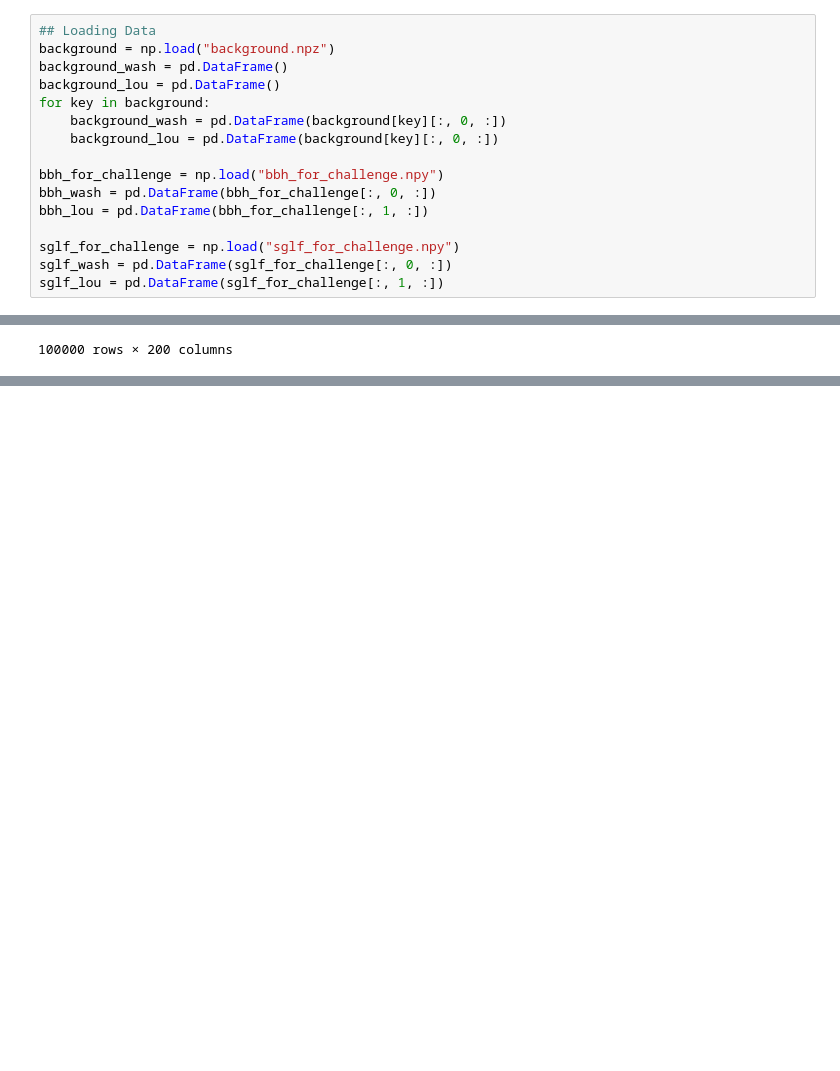
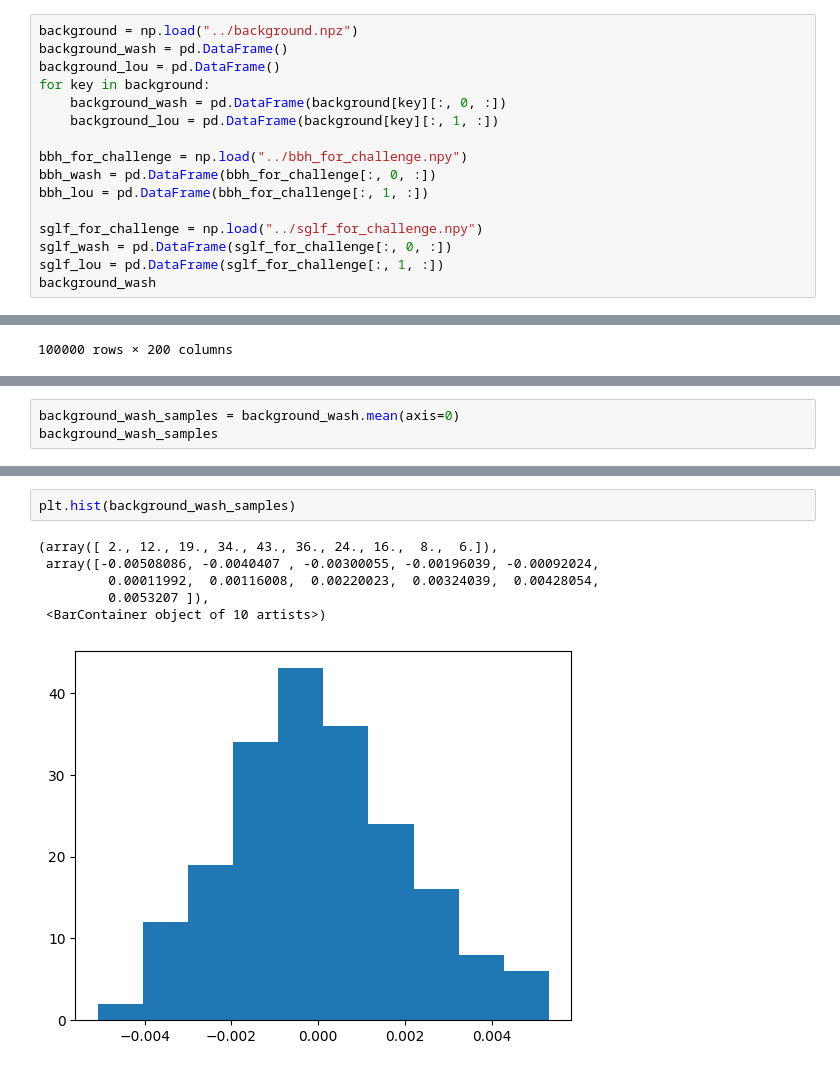
Before and after one commit to EliteApex/SMASH-hackathon, a Jupyter notebook: eda_ntbks/ej_eda.ipynb, the cells around one changed output, grey strips where cells are left out. Saved outputs shown, nothing was run; the diff lists cells and outputs as text; blank space fills up the shorter version.

```diff
--- a/eda_ntbks/ej_eda.ipynb
+++ b/eda_ntbks/ej_eda.ipynb
@@ -5,19 +9,19 @@ import pandas as pd
 # %%
-## Loading Data
-background = np.load("background.npz")
+background = np.load("../background.npz")
 background_wash = pd.DataFrame()
 background_lou = pd.DataFrame()
 for key in background:
     background_wash = pd.DataFrame(background[key][:, 0, :])
-    background_lou = pd.DataFrame(background[key][:, 0, :])
+    background_lou = pd.DataFrame(background[key][:, 1, :])
 
-bbh_for_challenge = np.load("bbh_for_challenge.npy")
+bbh_for_challenge = np.load("../bbh_for_challenge.npy")
 bbh_wash = pd.DataFrame(bbh_for_challenge[:, 0, :])
 bbh_lou = pd.DataFrame(bbh_for_challenge[:, 1, :])
 
-sglf_for_challenge = np.load("sglf_for_challenge.npy")
+sglf_for_challenge = np.load("../sglf_for_challenge.npy")
 sglf_wash = pd.DataFrame(sglf_for_challenge[:, 0, :])
 sglf_lou = pd.DataFrame(sglf_for_challenge[:, 1, :])
+background_wash
 # %% [output]
 |  | 0 | 1 | 2 | 3 | 4 | 5 | 6 | 7 | 8 | 9 | ... | ... |
 | 0 | 0.912700 | 0.824076 | 0.576957 | 0.093201 | -0.727222 | -1.361351 | -0.951272 | -1.013296 | -1.862442 | -1.049675 | ... | ... |
@@ -34,0 +45,3 @@ sglf_lou = pd.DataFrame(sglf_for_challenge[:, 1, :])
+# %%
+background_wash_samples = background_wash.mean(axis=0)
+background_wash_samples
@@ -34,0 +61,9 @@ sglf_lou = pd.DataFrame(sglf_for_challenge[:, 1, :])
+# %%
+plt.hist(background_wash_samples)
+# %% [output]
+(array([ 2., 12., 19., 34., 43., 36., 24., 16.,  8.,  6.]),
+ array([-0.00508086, -0.0040407 , -0.00300055, -0.00196039, -0.00092024,
+         0.00011992,  0.00116008,  0.00220023,  0.00324039,  0.00428054,
+         0.0053207 ]),
+ <BarContainer object of 10 artists>)
+[figure, added]
```
Also changed, not shown: parts of 22 cells of this notebook.
